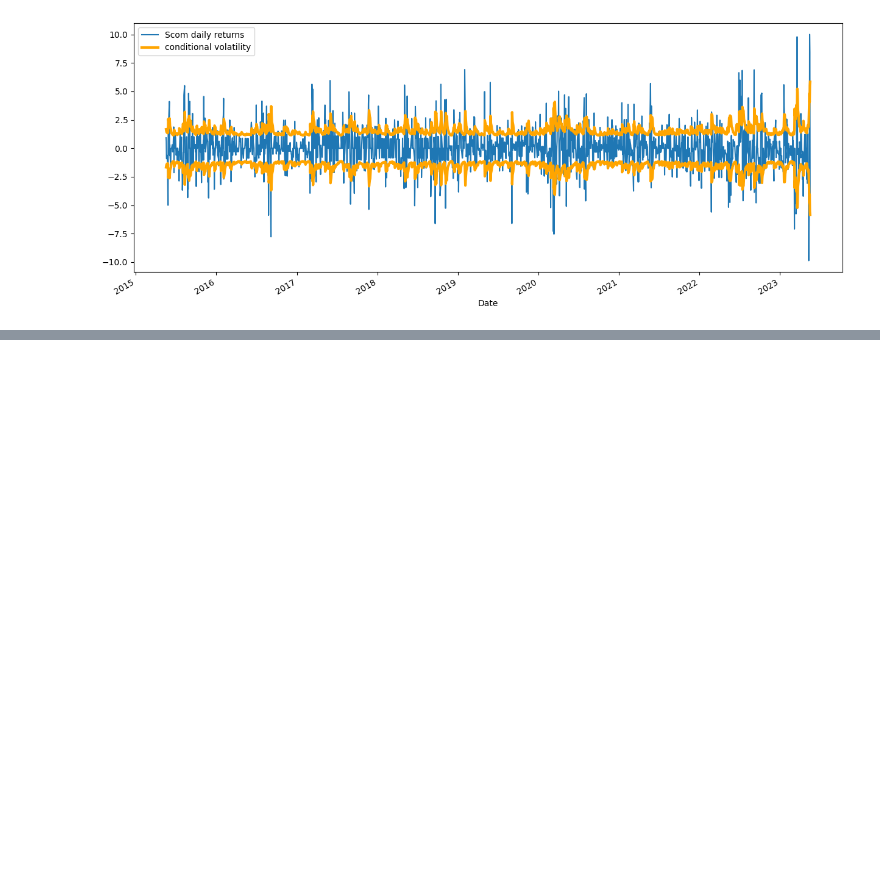
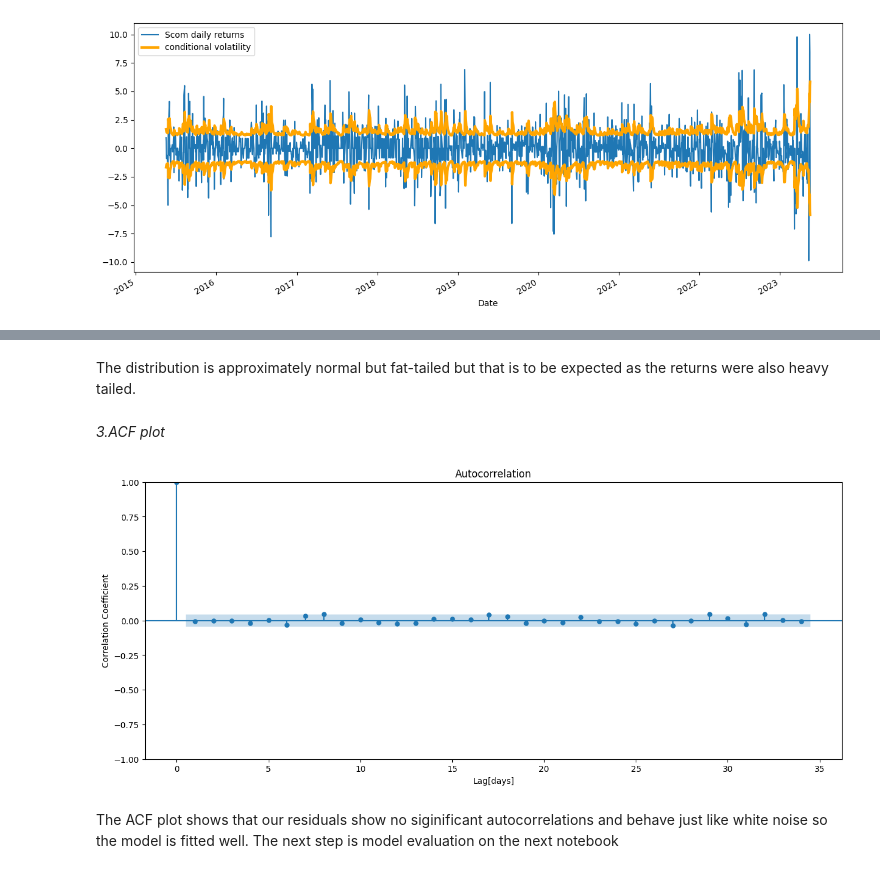
Before and after one commit to Justoo254/SCOM-volatility-forecasting, a Jupyter notebook: notebooks/02-garch.ipynb, the cells around one changed output, grey strips where cells are left out. Drawn from its saved outputs; the diff is of its cells as text; code cells hidden in the pictures; blank space fills up the shorter version.

```diff
--- a/notebooks/02-garch.ipynb
+++ b/notebooks/02-garch.ipynb
@@ -130,0 +163,15 @@ plt.legend();
+# %% [markdown]
+The distribution is approximately normal but fat-tailed but that is to be expected as the returns were also heavy tailed.
+# %% [markdown]
+*3.ACF plot*
+# %%
+fig, ax = plt.subplots(figsize=(15, 6))
+#Create ACF of squared returns
+plot_acf(model.std_resid **2, ax=ax)
+plt.xlabel("Lag[days]")
+plt.ylabel("Correlation Coefficient");
+# %% [output]
+[figure, added]
+# %% [markdown]
+The ACF plot shows that our residuals show no siginificant autocorrelations and behave just like white noise
+so the model is fitted well. The next step is model evaluation on the next notebook
```
Also changed, not shown: parts of 8 cells of this notebook, 1 other file.
